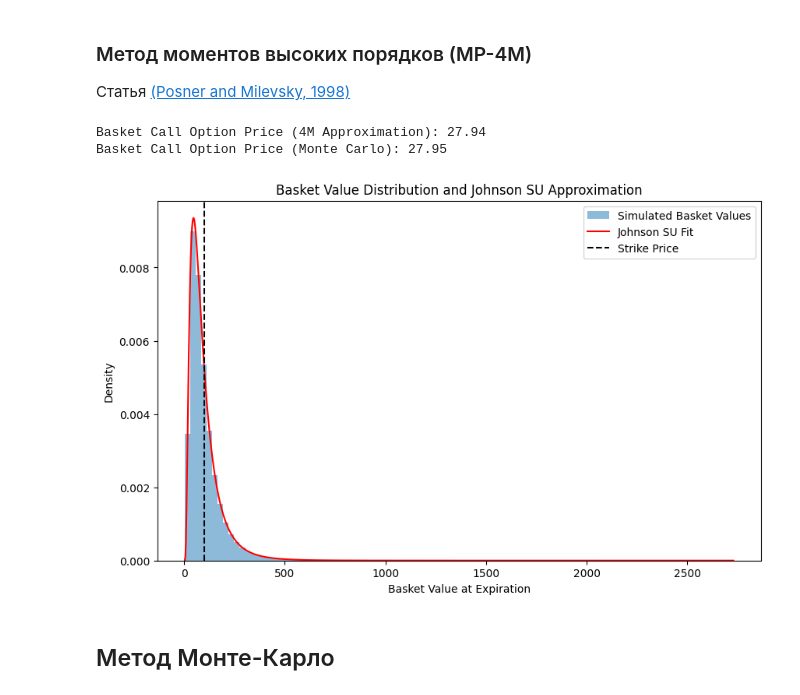
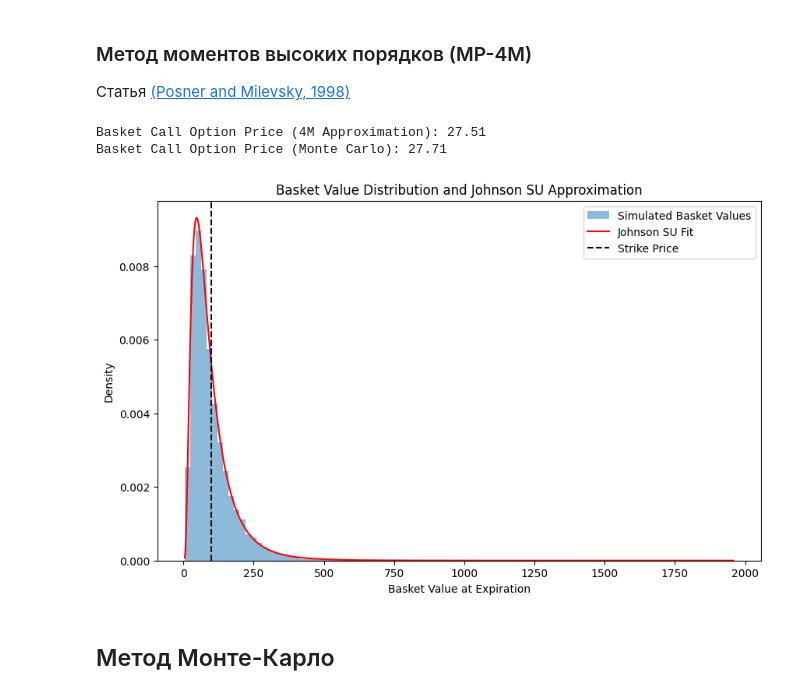
Before and after one commit to AlexanderBulldog/HASFI, a Jupyter notebook: lab_5_GSFP.ipynb, the cells around one changed output. Saved outputs shown, nothing was run; the diff lists cells and outputs as text; code cells hidden in the pictures.

```diff
--- a/lab_5_GSFP.ipynb
+++ b/lab_5_GSFP.ipynb
@@ -223,7 +224,7 @@ def Milevsky_Posner_4M_approximation_basket_call(S, K, T, w, r, rho, sigma):
     mu = (r - 0.5 * sigma**2) * T
     cov_matrix = np.outer(sigma, sigma) * rho * T
 
-    num_samples = 1000000
+    num_samples = 10000
     np.random.seed(0)
     log_S = np.random.multivariate_normal(mu, cov_matrix, num_samples)
     S_T = S * np.exp(log_S)
@@ -239,36 +240,36 @@ def Milevsky_Posner_4M_approximation_basket_call(S, K, T, w, r, rho, sigma):
 
     def integrand(x):
         return (x - K) * johnsonsu.pdf(x, a, b, loc=loc, scale=scale)
 
     expected_payoff, _ = quad(integrand, K, np.inf)
 
     basket_call = np.exp(-r * T) * expected_payoff
 
     print(f"Basket Call Option Price (4M Approximation): {basket_call:.2f}")
 
     payoffs = np.maximum(B_T - K, 0)
     mc_price = np.exp(-r * T) * np.mean(payoffs)
     print(f"Basket Call Option Price (Monte Carlo): {mc_price:.2f}")
 
     plt.figure(figsize=(10, 6))
     x = np.linspace(min(B_T), max(B_T), 1000)
     pdf_fitted = johnsonsu.pdf(x, a, b, loc=loc, scale=scale)
     plt.hist(B_T, bins=100, density=True, alpha=0.5, label='Simulated Basket Values')
     plt.plot(x, pdf_fitted, 'r-', label='Johnson SU Fit')
     plt.axvline(K, color='k', linestyle='--', label='Strike Price')
     plt.title('Basket Value Distribution and Johnson SU Approximation')
     plt.xlabel('Basket Value at Expiration')
     plt.ylabel('Density')
     plt.legend()
     plt.show()
 
     return basket_call
 
 basket_call_price = Milevsky_Posner_4M_approximation_basket_call(S, K, T, w, r, rho, sigma)
 # %% [output]
-Basket Call Option Price (4M Approximation): 27.94
-Basket Call Option Price (Monte Carlo): 27.95
+Basket Call Option Price (4M Approximation): 27.51
+Basket Call Option Price (Monte Carlo): 27.71
-[figure, old version]
+[figure, new version]
 # %% [markdown]
 ## Метод Монте-Карло
 # %%
```
Also changed, not shown: parts of 22 cells of this notebook.
